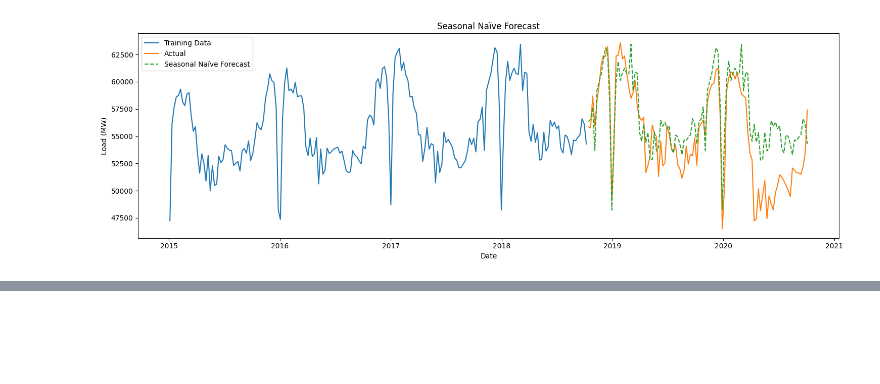
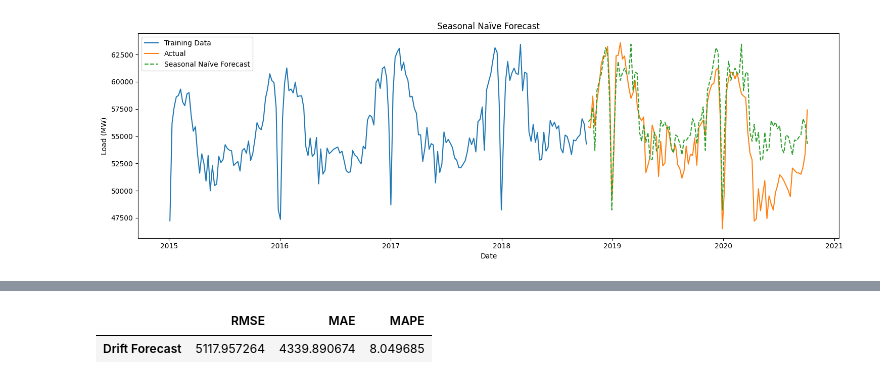
Before and after one commit to dekshinaudayan/german-electricity-demand-forecasting, a Jupyter notebook: notebooks/03_Benchmark_Models.ipynb, the cells around one changed output, grey strips where cells are left out. Saved outputs shown, nothing was run; the diff lists cells and outputs as text; code cells hidden in the pictures; blank space fills up the shorter version.

```diff
--- a/notebooks/03_Benchmark_Models.ipynb
+++ b/notebooks/03_Benchmark_Models.ipynb
@@ -409,0 +414,33 @@ plt.show()
+# %%
+# Calculate drift value
+
+first_value = train["load"].iloc[0]
+last_value = train["load"].iloc[-1]
+
+drift = (last_value - first_value) / (len(train) - 1)
+
+# Generate Drift Forecast
+
+drift_forecast = np.array([
+    last_value + drift * (i + 1)
+    for i in range(forecast_horizon)
+])
+
+# Evaluate forecast performance
+
+drift_metrics = evaluate_forecast(
+    test["load"],
+    drift_forecast
+)
+
+# Display evaluation metrics
+
+drift_results = pd.DataFrame(
+    [drift_metrics],
+    index=["Drift Forecast"]
+)
+
+display(drift_results)
+# %% [output]
+|  | RMSE | MAE | MAPE |
+| Drift Forecast | 5117.957264 | 4339.890674 | 8.049685 |
```
Also changed, not shown: parts of 4 cells of this notebook.
